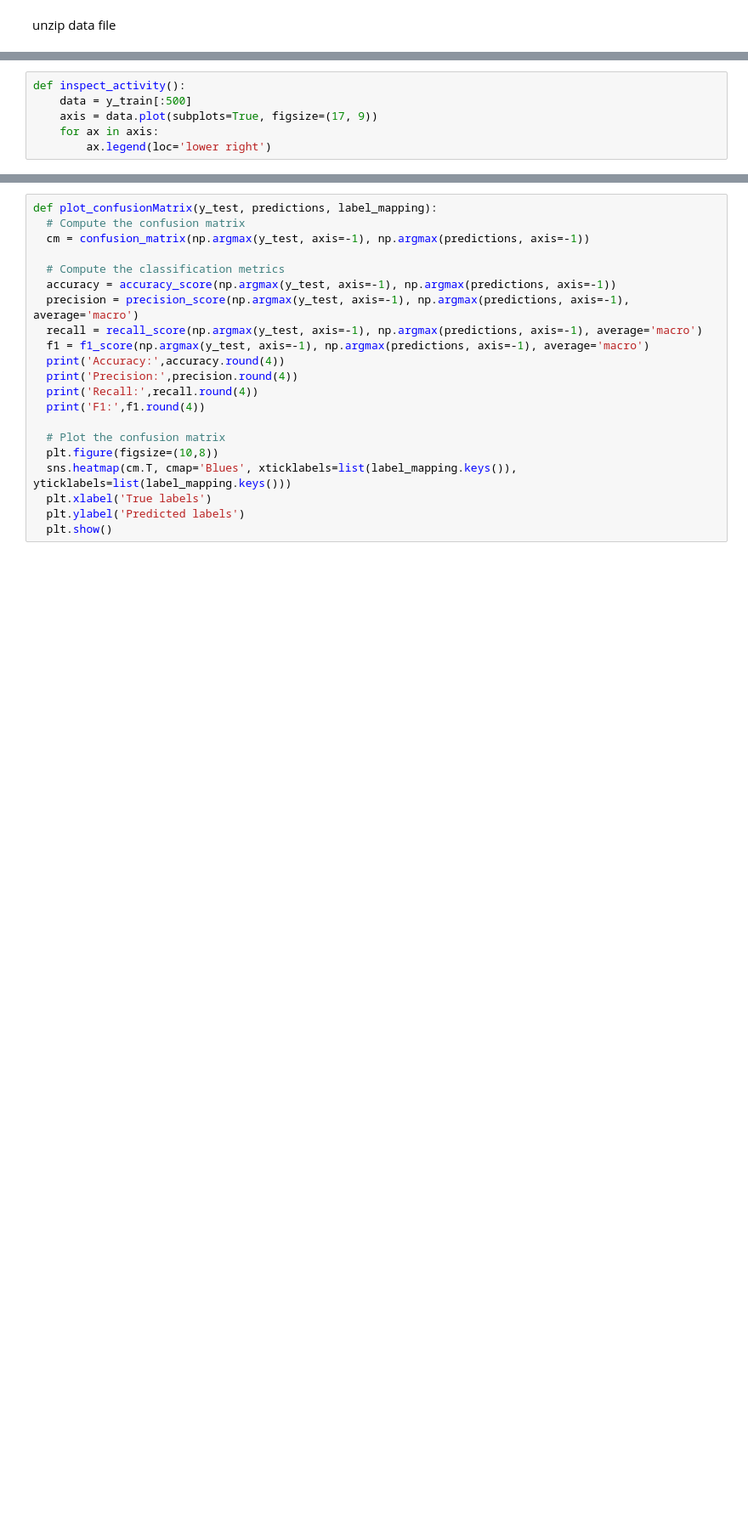
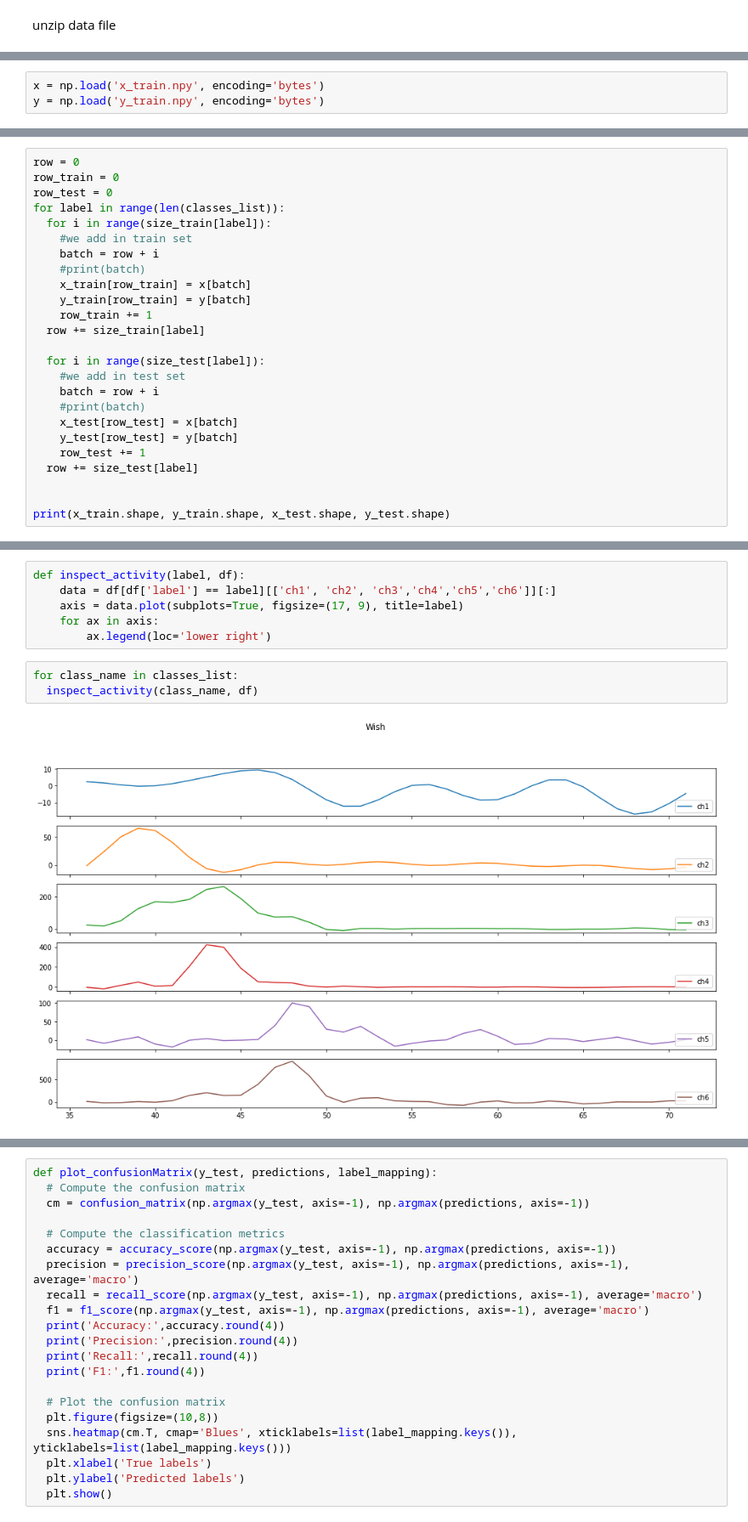
Before and after one commit to maurofama99/AN2DL_Homeworks, a Jupyter notebook: Challenge 2/ANN_challenge2.ipynb, the cells around one changed output, grey strips where cells are left out. Shown at 85% size. Saved outputs shown, nothing was run; the diff lists cells and outputs as text; blank space fills up the shorter version.

```diff
--- a/Challenge 2/ANN_challenge2.ipynb
+++ b/Challenge 2/ANN_challenge2.ipynb
@@ -171,6 +64,0 @@ plt.show()
-# %%
-def inspect_activity():
-    data = y_train[:500]
-    axis = data.plot(subplots=True, figsize=(17, 9))
-    for ax in axis:
-        ax.legend(loc='lower right')
@@ -185,0 +69,3 @@ plt.plot(y_train)
+# %%
+x = np.load('x_train.npy', encoding='bytes')
+y = np.load('y_train.npy', encoding='bytes')
@@ -185,0 +181,25 @@ plt.plot(y_train)
+# %%
+row = 0
+row_train = 0
+row_test = 0
+for label in range(len(classes_list)):
+  for i in range(size_train[label]):
+    #we add in train set
+    batch = row + i
+    #print(batch)
+    x_train[row_train] = x[batch]
+    y_train[row_train] = y[batch]
+    row_train += 1
+  row += size_train[label]
+
+  for i in range(size_test[label]):
+    #we add in test set
+    batch = row + i
+    #print(batch)
+    x_test[row_test] = x[batch]
+    y_test[row_test] = y[batch]
+    row_test += 1
+  row += size_test[label]
+
+
+print(x_train.shape, y_train.shape, x_test.shape, y_test.shape)
@@ -185,0 +208,11 @@ plt.plot(y_train)
+# %%
+def inspect_activity(label, df):
+    data = df[df['label'] == label][['ch1', 'ch2', 'ch3','ch4','ch5','ch6']][:]
+    axis = data.plot(subplots=True, figsize=(17, 9), title=label)
+    for ax in axis:
+        ax.legend(loc='lower right')
+# %%
+for class_name in classes_list:
+  inspect_activity(class_name, df)
+# %% [output]
+[figure, added]
```
Also changed, not shown: parts of 173 cells of this notebook, 2 other files.
